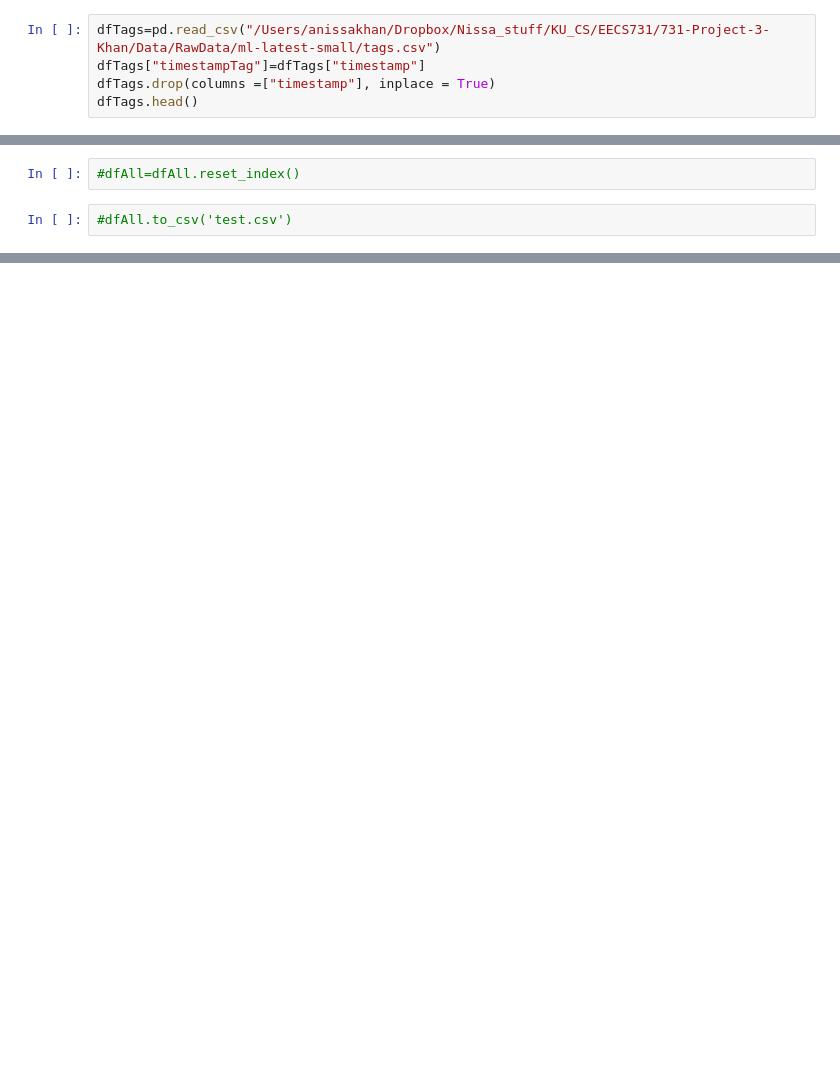
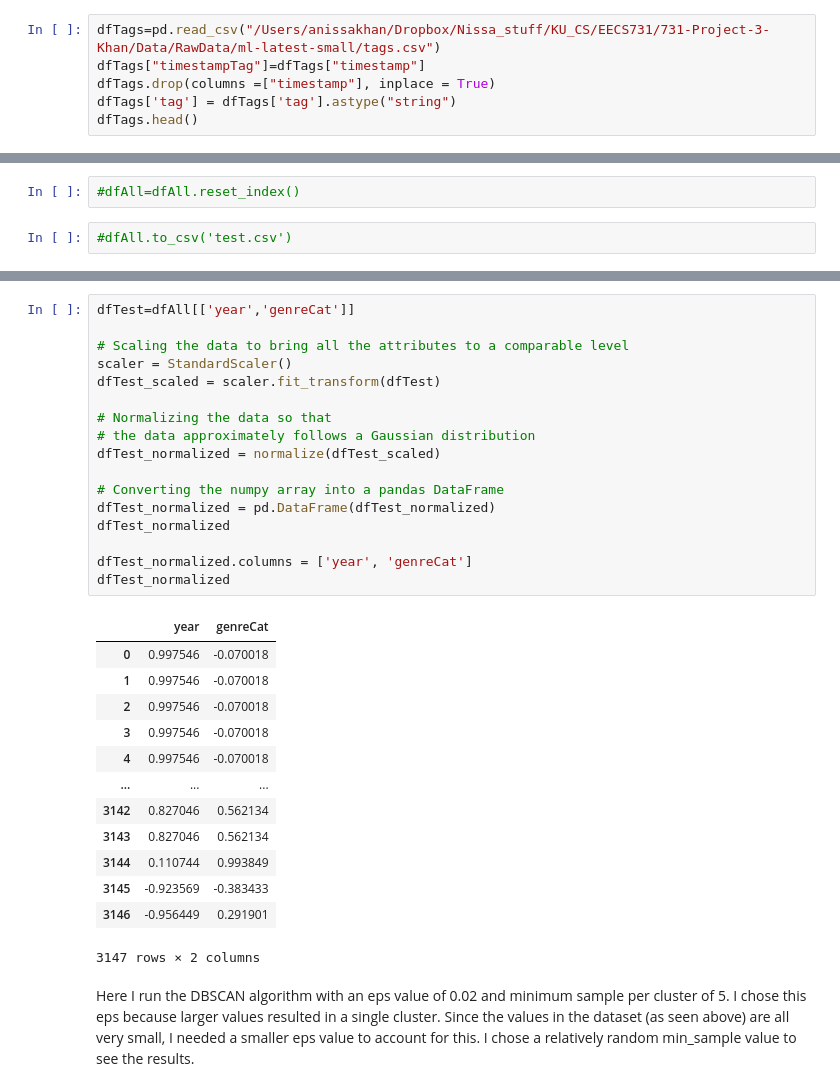
Before and after one commit to anissakhan/731-Project-3-Khan, a Jupyter notebook: 731-Project3.ipynb, the cells around one changed output, grey strips where cells are left out. Drawn from its saved outputs; the diff is of its cells as text; blank space fills up the shorter version.

Commit message:
Normalize data

```diff
--- a/731-Project3.ipynb
+++ b/731-Project3.ipynb
@@ -42,6 +61,7 @@ dfRatings.head()
 dfTags=pd.read_csv("/Users/anissakhan/Dropbox/Nissa_stuff/KU_CS/EECS731/731-Project-3-Khan/Data/RawData/ml-latest-small/tags.csv")
 dfTags["timestampTag"]=dfTags["timestamp"]
 dfTags.drop(columns =["timestamp"], inplace = True)
+dfTags['tag'] = dfTags['tag'].astype("string")
 dfTags.head()
 # %% [output]
 |  | userId | movieId | tag | timestampTag |
@@ -319 +367,34 @@ dfTest
+# %%
+dfTest=dfAll[['year','genreCat']]
+
+# Scaling the data to bring all the attributes to a comparable level
+scaler = StandardScaler()
+dfTest_scaled = scaler.fit_transform(dfTest)
+
+# Normalizing the data so that
+# the data approximately follows a Gaussian distribution
+dfTest_normalized = normalize(dfTest_scaled)
+
+# Converting the numpy array into a pandas DataFrame
+dfTest_normalized = pd.DataFrame(dfTest_normalized)
+dfTest_normalized
+
+dfTest_normalized.columns = ['year', 'genreCat']
+dfTest_normalized
+# %% [output]
+|  | year | genreCat |
+| 0 | 0.997546 | -0.070018 |
+| 1 | 0.997546 | -0.070018 |
+| 2 | 0.997546 | -0.070018 |
+| 3 | 0.997546 | -0.070018 |
+| 4 | 0.997546 | -0.070018 |
+| ... | ... | ... |
+| 3142 | 0.827046 | 0.562134 |
+| 3143 | 0.827046 | 0.562134 |
+| 3144 | 0.110744 | 0.993849 |
+| 3145 | -0.923569 | -0.383433 |
+| 3146 | -0.956449 | 0.291901 |
+3147 rows × 2 columns
+# %% [markdown]
+Here I run the DBSCAN algorithm with an eps value of 0.02 and minimum sample per cluster of 5. I chose this eps because larger values resulted in a single cluster. Since the values in the dataset (as seen above) are all very small, I needed a smaller eps value to account for this. I chose a relatively random min_sample value to see the results.
 # %%
```
Also changed, not shown: parts of 37 cells of this notebook.
